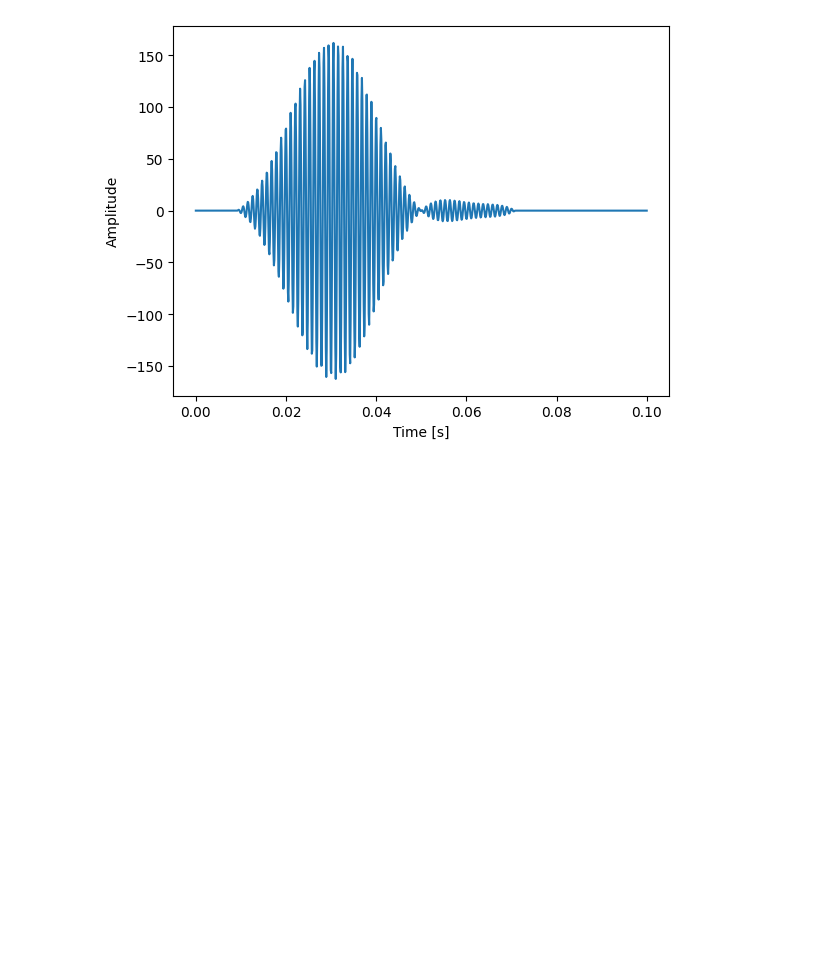
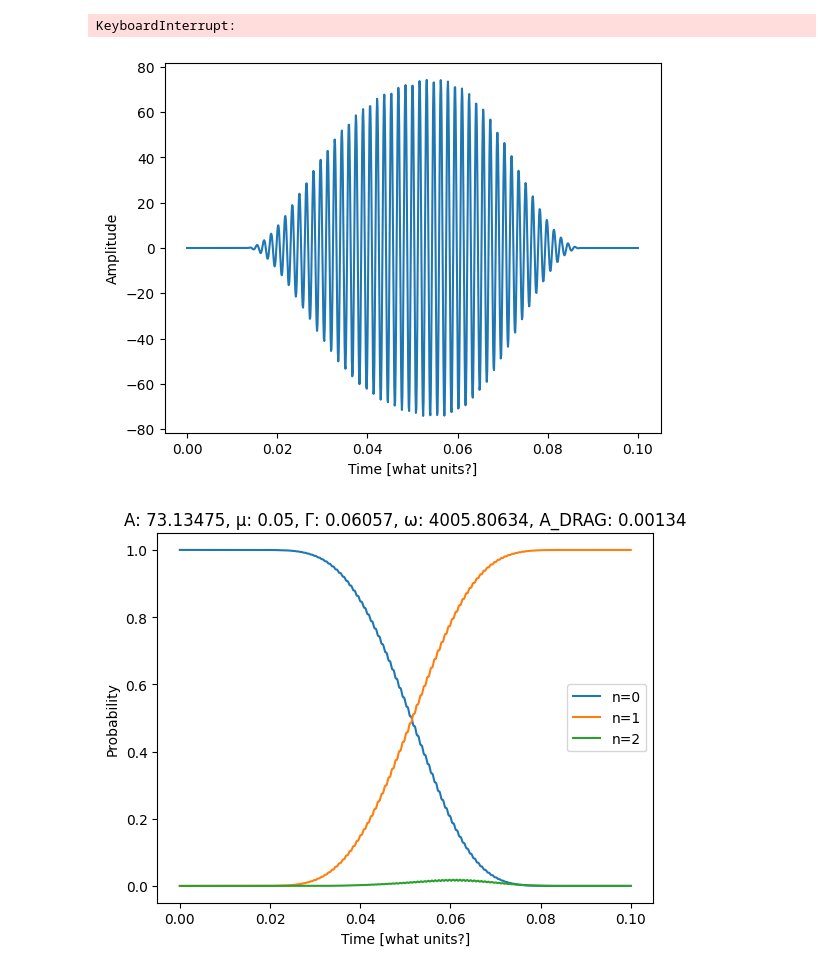
Before and after one commit to manavbabel/Transmon-Simulation, a Jupyter notebook: Transmon.ipynb, the cells around one changed output. Drawn from its saved outputs; the diff is of its cells as text; code cells hidden in the pictures; blank space fills up the shorter version.

```diff
--- a/Transmon.ipynb
+++ b/Transmon.ipynb
@@ -392,0 +70,15 @@ class driver:
+# %%
+class transmon:
+
+    def __init__(self, n_levels:int, initial_level:int, Ω:float=5000, α:float=-350, t_decay:float=np.inf, t_dephase:float=np.inf):
+
+        self.n_levels = n_levels
+        self.initial_level = initial_level
+        self.Ω = Ω
+        self.α = α
+        self.t_decay = t_decay
+        self.t_dephase = t_dephase
+
+        self.ψ0 = basis(n_levels, initial_level)
+        self.a = destroy(n_levels)
+        self.n = self.a.dag() * self.a
@@ -466,0 +281,19 @@ t = np.linspace(0, 0.1, 1000)
+# %%
+# Ω = random.randint(2000, 7000)
+# α = random.randint(-500, -100)
+
+tr = transmon(3, 0, 4000, -5, 1000, 1000)
+d = driver(tr, "blackman", RWA=False)
+
+t = np.linspace(0, 0.1, 1000)
+
+ω = calculate_ω(tr, 0, 1)
+
+# for gaussian/blackman
+args = {"A":73,"μ":0.05,"Γ":0.07,"ω":ω,"A_DRAG":0}
+
+# for sinusoid pulses
+# args = {"A":95,"ω":ω,"φ":0,"y0":0}
+
+d.visualise(t, args)
+expected = propagate(tr, d, t, args, True)
@@ -467,4 +307,10 @@ t = np.linspace(0, 0.1, 1000)
+# %%
+args, A_fidelity, ω_fidelity, Γ_fidelity, A_DRAG_fidelity = optimise_pulse(tr, d, args, t, 1, True)
+# %% [output]
+KeyboardInterrupt:
 # %%
-d.visualise(t, args)
+d.visualise(t,  args)
+expected = propagate(tr, d, t, args, True)
 # %% [output]
-[figure, old version]
+[figure, new version]
+[figure, added]
```
Also changed, not shown: parts of 23 cells of this notebook.
